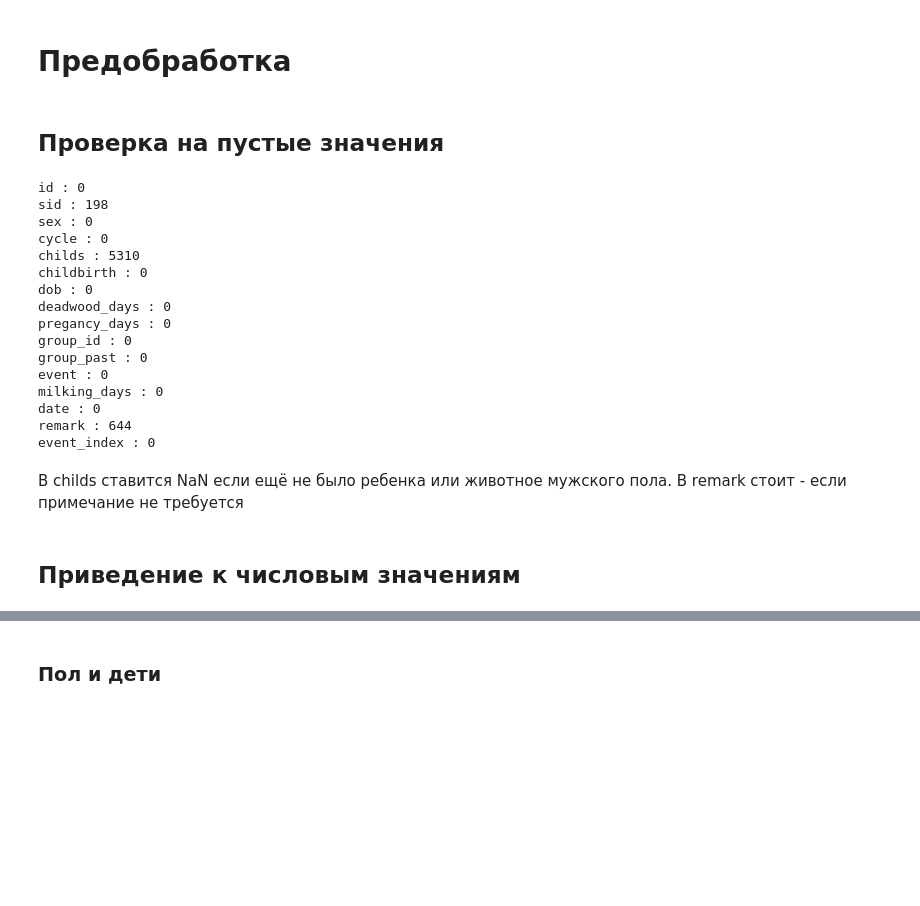
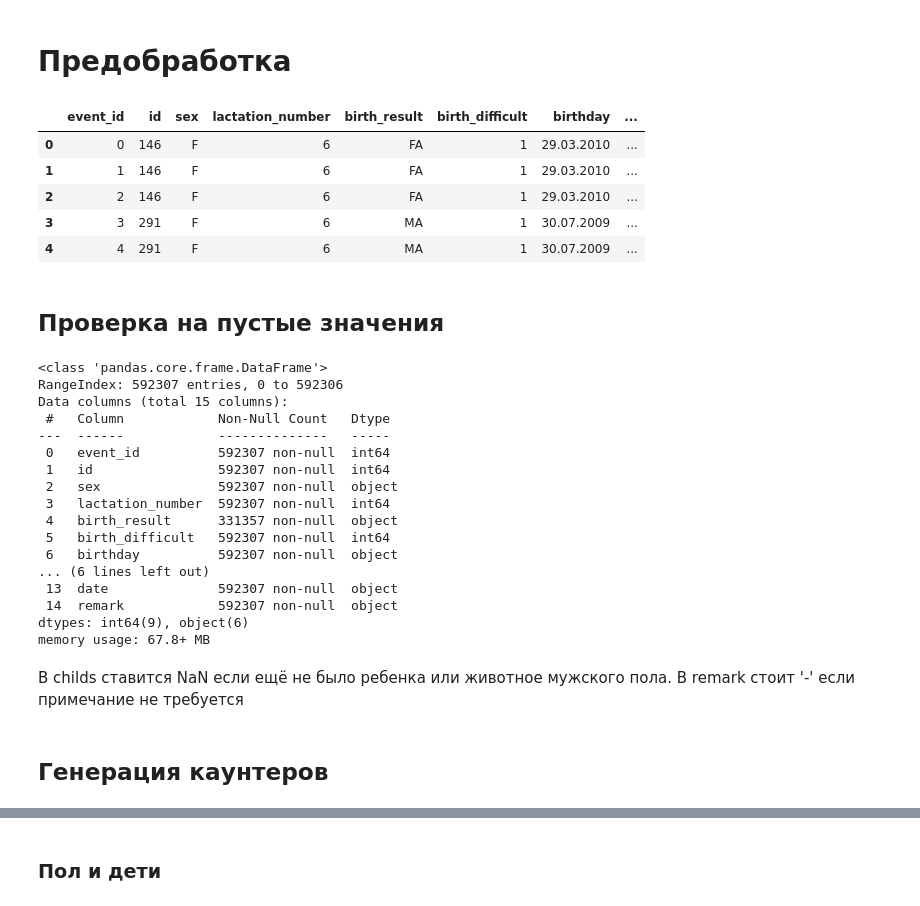
Before and after one commit to Desiment/cows-hack, a Jupyter notebook: notebooks/Preprocessing.ipynb, the cells around one changed output, grey strips where cells are left out. Saved outputs shown, nothing was run; the diff lists cells and outputs as text; code cells hidden in the pictures; blank space fills up the shorter version.

```diff
--- a/notebooks/Preprocessing.ipynb
+++ b/notebooks/Preprocessing.ipynb
@@ -20,27 +18,56 @@ df['event_index'] = list(range(1, df.shape[0] + 1))
+# %%
+col_mapper = {
+    'Номер события'                      : 'event_id',
+    'Пол'                                : 'sex',
+    'Номер животного'                    : 'id',
+    'Номер лактации'                     : 'lactation_number',
+    'Результат отела'                    : 'birth_result',
+    'Легкость отела'                     : 'birth_difficult',
+    'Дата рождения'                      : 'birthday',
+    'Дней в сухостое предыдущей лактации': 'days_no_milking',
+    'Дней стельности при событии'        : 'days_pregnant',
+    'Номер группы животного'             : 'group_id',
+    'Предыдущий номер группы животного'  : 'prev_group_id',
+    'Событие'                            : 'event',
+    'Дни доения при событии'             : 'days_milking',
+    'Дата события'                       : 'date',
+    'Примечание события'                 : 'remark'
+}
+
+df.drop([col for col in df.columns if col not in col_mapper], axis=1, inplace=True)
+df.columns = [col_mapper[col] for col in df.columns]
+df.head()
+# %% [output]
+|  | event_id | id | sex | lactation_number | birth_result | birth_difficult | birthday | ... |
+| 0 | 0 | 146 | F | 6 | FA | 1 | 29.03.2010 | ... |
+| 1 | 1 | 146 | F | 6 | FA | 1 | 29.03.2010 | ... |
+| 2 | 2 | 146 | F | 6 | FA | 1 | 29.03.2010 | ... |
+| 3 | 3 | 291 | F | 6 | MA | 1 | 30.07.2009 | ... |
+| 4 | 4 | 291 | F | 6 | MA | 1 | 30.07.2009 | ... |
 # %% [markdown]
 ## Проверка на пустые значения
 # %%
-for column in df:
-    print(column, ":", len(df.loc[(df[column].isnull()) | (df[column]=='-')].index))
+df.info()
 # %% [output]
-id : 0
-sid : 198
-sex : 0
-cycle : 0
-childs : 5310
-childbirth : 0
-dob : 0
-deadwood_days : 0
-pregancy_days : 0
-group_id : 0
-group_past : 0
-event : 0
-milking_days : 0
-date : 0
-remark : 644
-event_index : 0
+<class 'pandas.core.frame.DataFrame'>
+RangeIndex: 592307 entries, 0 to 592306
+Data columns (total 15 columns):
+ #   Column            Non-Null Count   Dtype
+---  ------            --------------   -----
+ 0   event_id          592307 non-null  int64
+ 1   id                592307 non-null  int64
+ 2   sex               592307 non-null  object
+ 3   lactation_number  592307 non-null  int64
+ 4   birth_result      331357 non-null  object
+ 5   birth_difficult   592307 non-null  int64
+ 6   birthday          592307 non-null  object
+... (6 lines left out)
+ 13  date              592307 non-null  object
+ 14  remark            592307 non-null  object
+dtypes: int64(9), object(6)
+memory usage: 67.8+ MB
 # %% [markdown]
 В childs ставится NaN если ещё не было ребенка или животное мужского пола.
-В remark стоит - если примечание не требуется
+В remark стоит '-' если примечание не требуется
 # %% [markdown]
-## Приведение к числовым значениям
+## Генерация каунтеров
```
Also changed, not shown: parts of 19 cells of this notebook.
